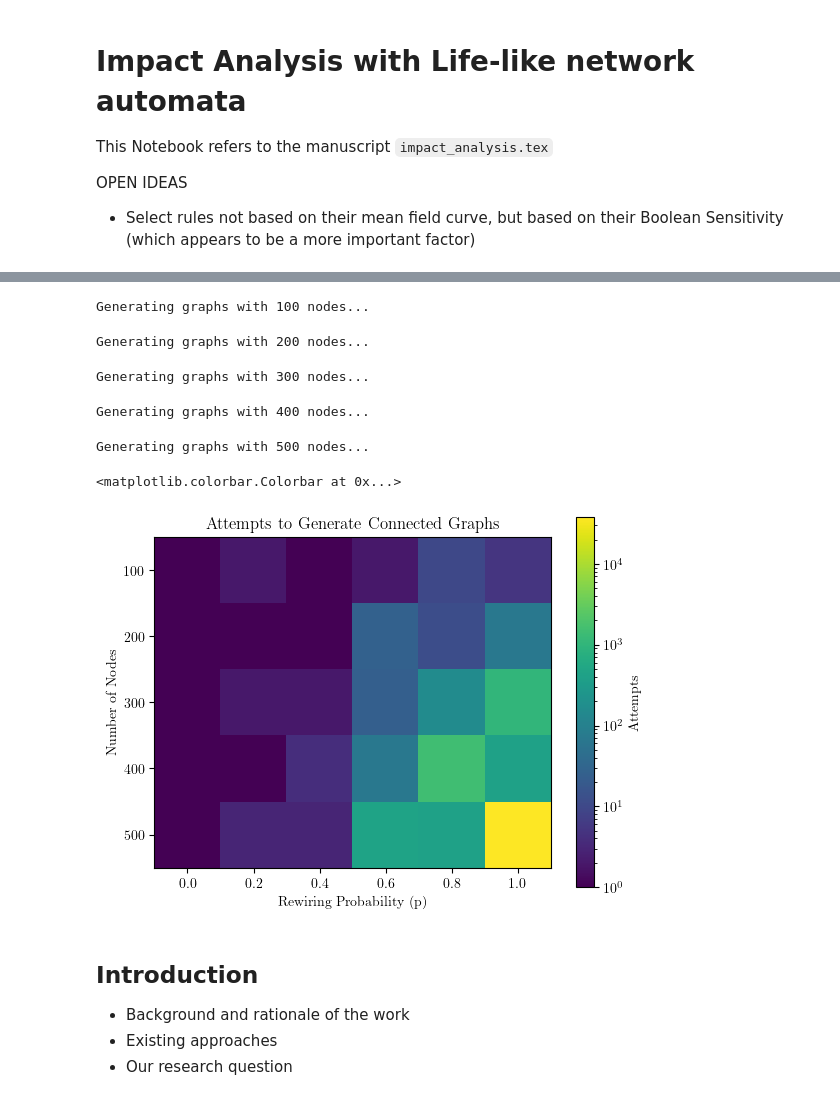
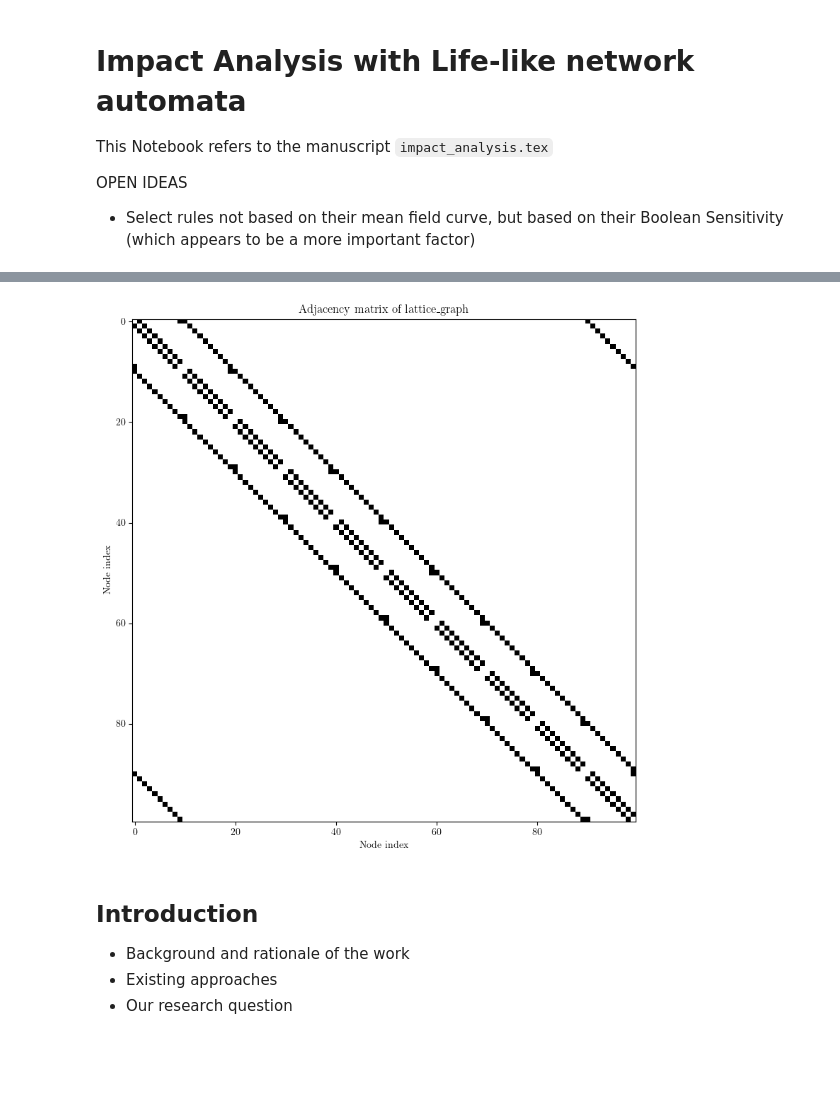
Before and after one commit to mrollier/network_automata_robustness, a Jupyter notebook: manuscript/impact_analysis-figures.ipynb, the cells around one changed output, grey strips where cells are left out. Drawn from its saved outputs; the diff is of its cells as text; code cells hidden in the pictures; blank space fills up the shorter version.

```diff
--- a/manuscript/impact_analysis-figures.ipynb
+++ b/manuscript/impact_analysis-figures.ipynb
@@ -138,30 +64,19 @@ Avg degree  : 4.00
-# %%
-nei = 2
-max_attempts = 1e5
-
-attempts_array = np.zeros((5, 6)) # 6 values of num_nodes and 6 values of p
-for i, num_nodes in enumerate([100, 200, 300, 400, 500]):
-    print(f"Generating graphs with {num_nodes} nodes...")
-    for j, p in tqdm(enumerate([0.0, 0.2, 0.4, 0.6, 0.8, 1.0]), total=6):
-        _, attempts = watts_strogatz_connected(n=num_nodes, nei=nei, p=p, max_attempts=int(max_attempts), return_attempts=True)
-        attempts_array[i,j] = attempts
-# %% [output]
-Generating graphs with 100 nodes...
-Generating graphs with 200 nodes...
-Generating graphs with 300 nodes...
-Generating graphs with 400 nodes...
-Generating graphs with 500 nodes...
-# %%
-plt.imshow(attempts_array, cmap='viridis', norm=matplotlib.colors.LogNorm(vmin=1, vmax=attempts_array.max()))
-plt.xlabel('Rewiring Probability (p)')
-plt.ylabel('Number of Nodes')
-plt.xticks(ticks=range(6), labels=[0.0, 0.2, 0.4, 0.6, 0.8, 1.0])
-plt.yticks(ticks=range(5), labels=[100, 200, 300, 400, 500])
-plt.title('Attempts to Generate Connected Graphs')
-plt.colorbar(label='Attempts')
-# %% [output]
-<matplotlib.colorbar.Colorbar at 0x...>
-[figure, removed]
+# %%
+lattice_graph = create_2d_torus_lattice(10, degree=4)
+# small_world_graphs = [watts_strogatz_rewire(lattice_graph, rewiring_prob) for _ in range(num_graphs)]
+
+# Adjacency matrix of the lattice graph
+adj_matrix = np.array(lattice_graph.get_adjacency().data, dtype=np.uint8)
+
+fig, ax = plt.subplots(figsize=(8, 8))
+im = ax.imshow(adj_matrix, cmap='Greys', interpolation='none')
+ax.set_title('Adjacency matrix of lattice_graph')
+ax.set_xlabel('Node index')
+ax.set_ylabel('Node index')
+plt.tight_layout()
+plt.show()
+# %% [output]
+[figure, added]
 # %% [markdown]
 ## Introduction
 
```
Also changed, not shown: parts of 2 cells of this notebook, 2 other files.
